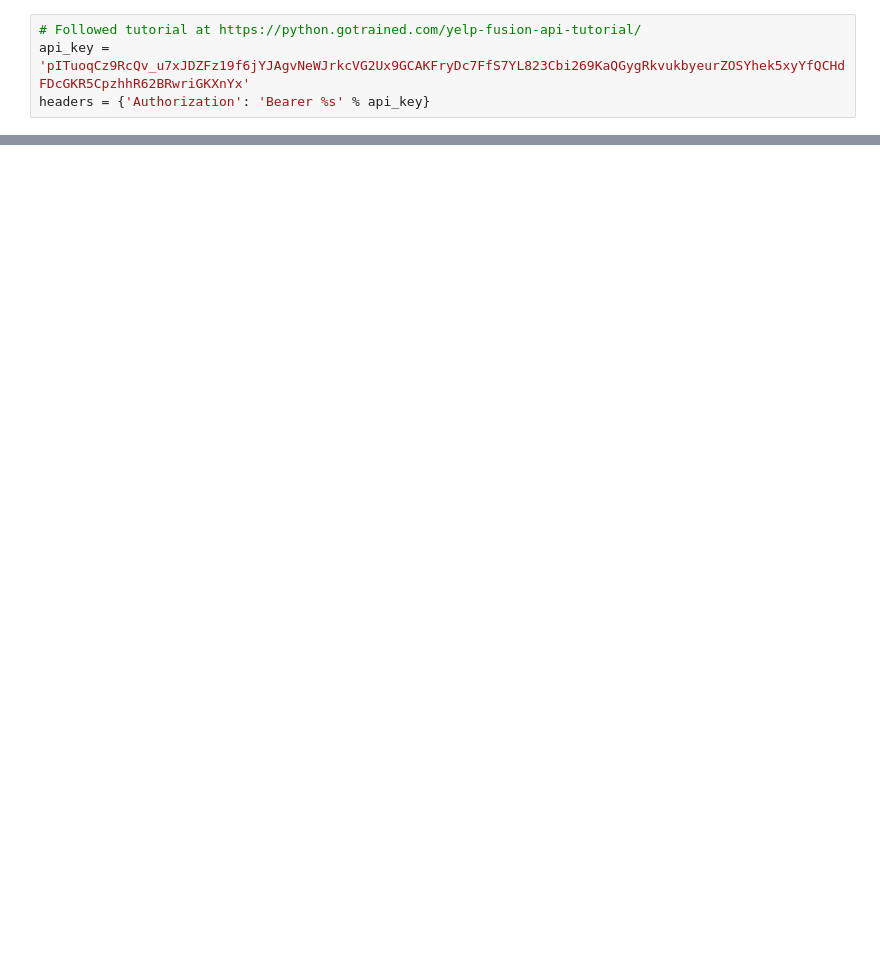
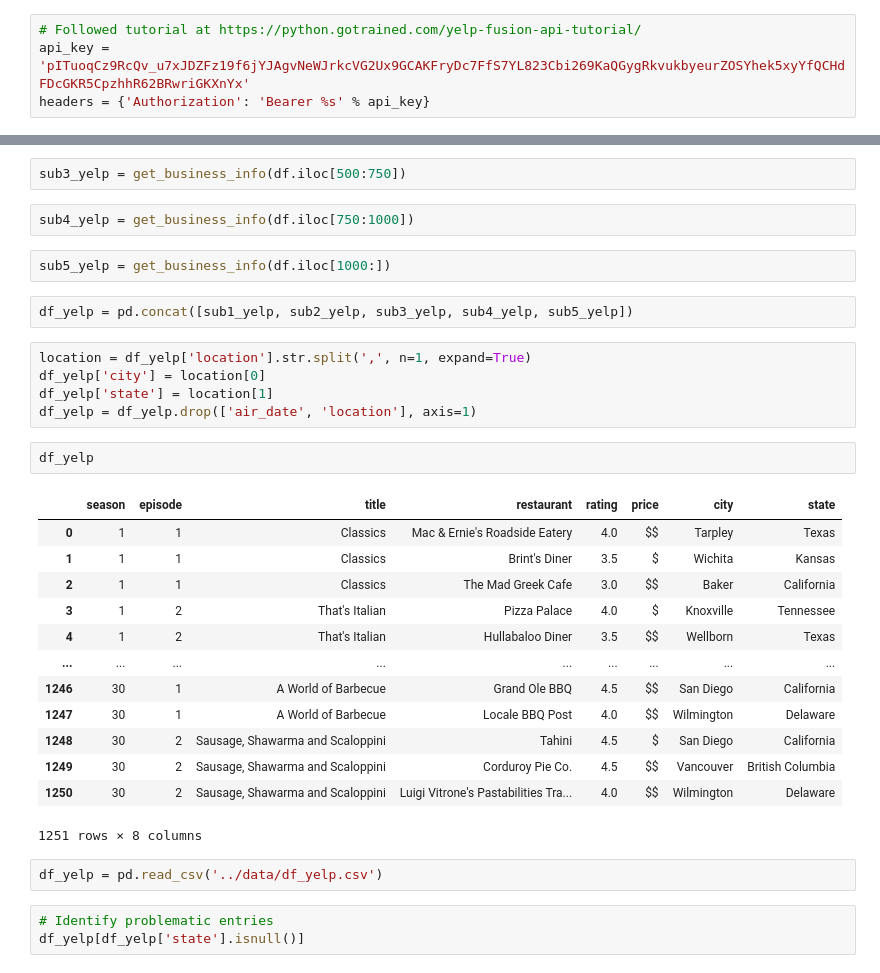
Before and after one commit to reikookamoto/flavortown, a Jupyter notebook: scripts/ddd.ipynb, the cells around one changed output, grey strips where cells are left out. Cells and saved outputs as stored; diff of their text form; blank space fills up the shorter version.

```diff
--- a/scripts/ddd.ipynb
+++ b/scripts/ddd.ipynb
@@ -339,0 +422,34 @@ def get_business_url(df):
+# %%
+sub3_yelp = get_business_info(df.iloc[500:750])
+# %%
+sub4_yelp = get_business_info(df.iloc[750:1000])
+# %%
+sub5_yelp = get_business_info(df.iloc[1000:])
+# %%
+df_yelp = pd.concat([sub1_yelp, sub2_yelp, sub3_yelp, sub4_yelp, sub5_yelp])
+# %%
+location = df_yelp['location'].str.split(',', n=1, expand=True)
+df_yelp['city'] = location[0]
+df_yelp['state'] = location[1]
+df_yelp = df_yelp.drop(['air_date', 'location'], axis=1)
+# %%
+df_yelp
+# %% [output]
+|  | season | episode | title | restaurant | rating | price | city | state |
+| 0 | 1 | 1 | Classics | Mac & Ernie's Roadside Eatery | 4.0 | $$ | Tarpley | Texas |
+| 1 | 1 | 1 | Classics | Brint's Diner | 3.5 | $ | Wichita | Kansas |
+| 2 | 1 | 1 | Classics | The Mad Greek Cafe | 3.0 | $$ | Baker | California |
+| 3 | 1 | 2 | That's Italian | Pizza Palace | 4.0 | $ | Knoxville | Tennessee |
+| 4 | 1 | 2 | That's Italian | Hullabaloo Diner | 3.5 | $$ | Wellborn | Texas |
+| ... | ... | ... | ... | ... | ... | ... | ... | ... |
+| 1246 | 30 | 1 | A World of Barbecue | Grand Ole BBQ | 4.5 | $$ | San Diego | California |
+| 1247 | 30 | 1 | A World of Barbecue | Locale BBQ Post | 4.0 | $$ | Wilmington | Delaware |
+| 1248 | 30 | 2 | Sausage, Shawarma and Scaloppini | Tahini | 4.5 | $ | San Diego | California |
+| 1249 | 30 | 2 | Sausage, Shawarma and Scaloppini | Corduroy Pie Co. | 4.5 | $$ | Vancouver | British Columbia |
+| 1250 | 30 | 2 | Sausage, Shawarma and Scaloppini | Luigi Vitrone's Pastabilities Tra... | 4.0 | $$ | Wilmington | Delaware |
+1251 rows × 8 columns
+# %%
+df_yelp = pd.read_csv('../data/df_yelp.csv')
+# %%
+# Identify problematic entries
+df_yelp[df_yelp['state'].isnull()]
```
Also changed, not shown: parts of 20 cells of this notebook, 3 other files.
